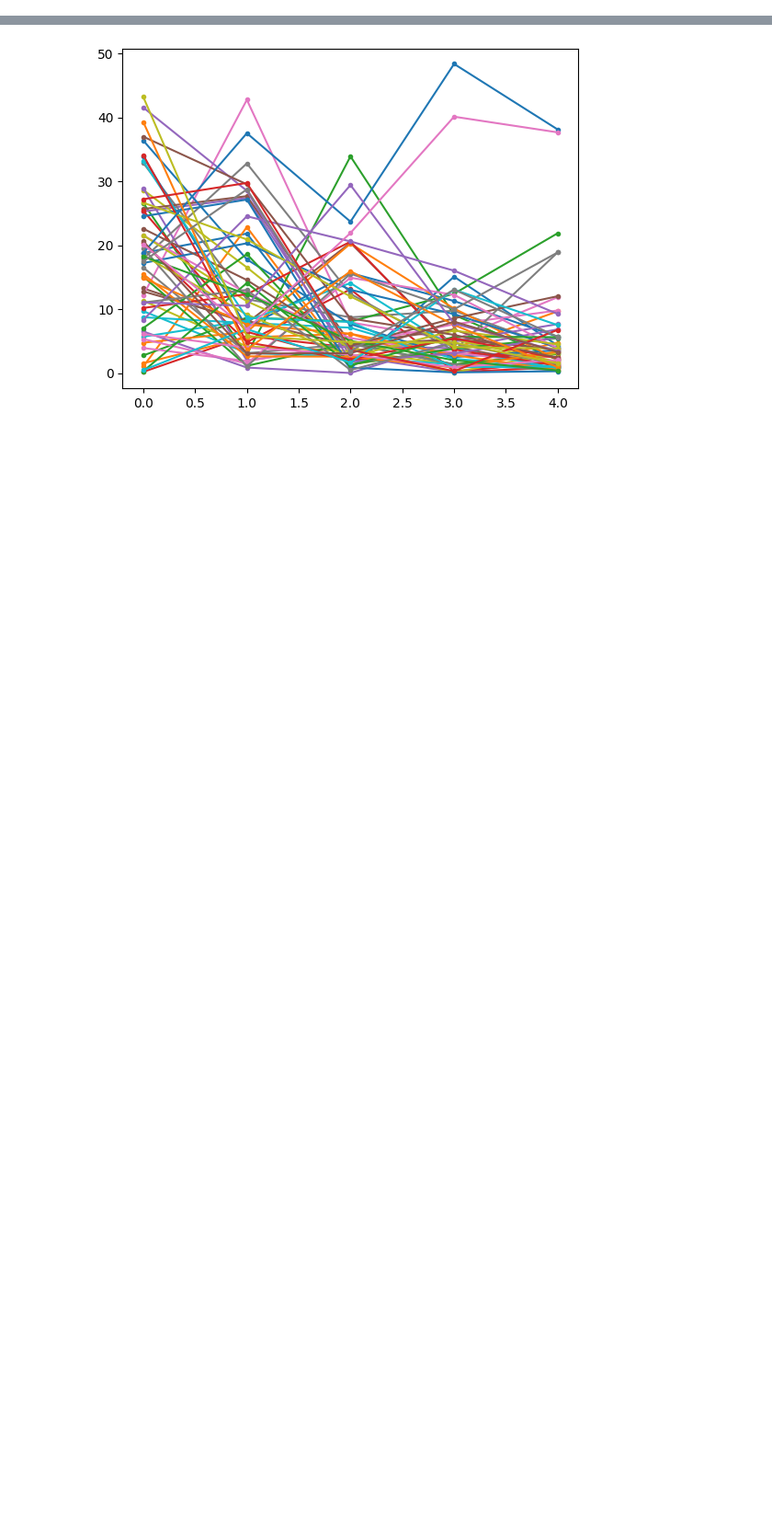
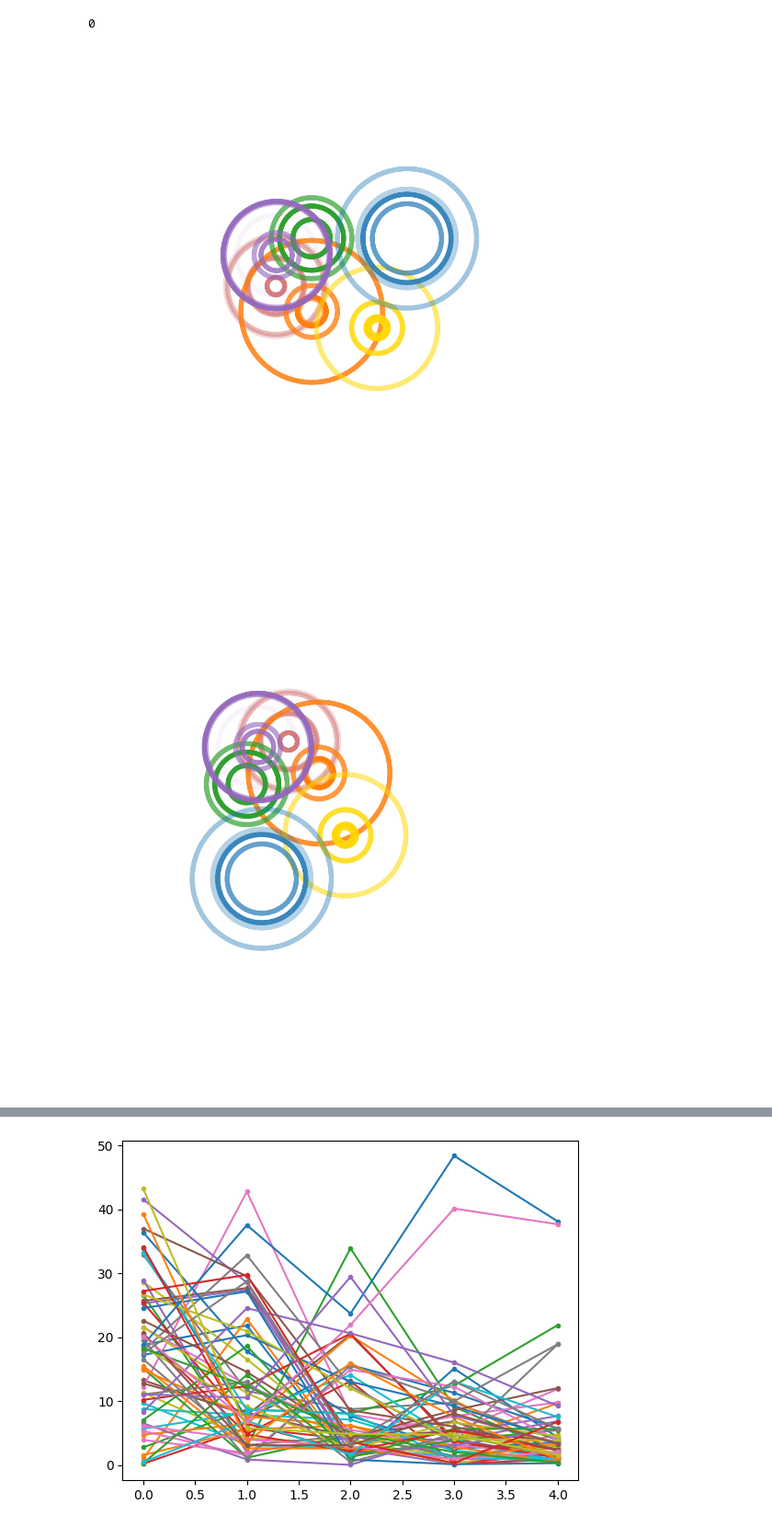
Before and after one commit to victoria-mochulska/evoscape, a Jupyter notebook: notebooks/decision_structure_analysis.ipynb, the cells around one changed output, grey strips where cells are left out. Shown at 92% size. Cells and saved outputs as stored; diff of their text form; code cells hidden in the pictures; blank space fills up the shorter version.

```diff
--- a/notebooks/decision_structure_analysis.ipynb
+++ b/notebooks/decision_structure_analysis.ipynb
@@ -413,3 +717,18 @@ for i in (16, 18, 21, 22, 41, 57):   # choices
+# %%
+
+for i in range(n_landscapes//50):
+    print(i)
+    timecode = timecodes.iloc[i]
+    landscape = landscape_from_timecode(timecode, data_dir, gen, landscape_pars)
+    fig = circle_plot(landscape)
+    plt.show()
+    landscape = rotate_landscape(landscape, origin=origin, direction=direction, left=left, right=right, bottom=bottom)
+    fig = circle_plot(landscape)
+    plt.show()
+# %% [output]
+0
+[figure, added]
+[figure, added]
 # %%
 # Number of principal components to visualize
 num_components_to_plot = 5
```
Also changed, not shown: parts of 15 cells of this notebook, 4 other files.
